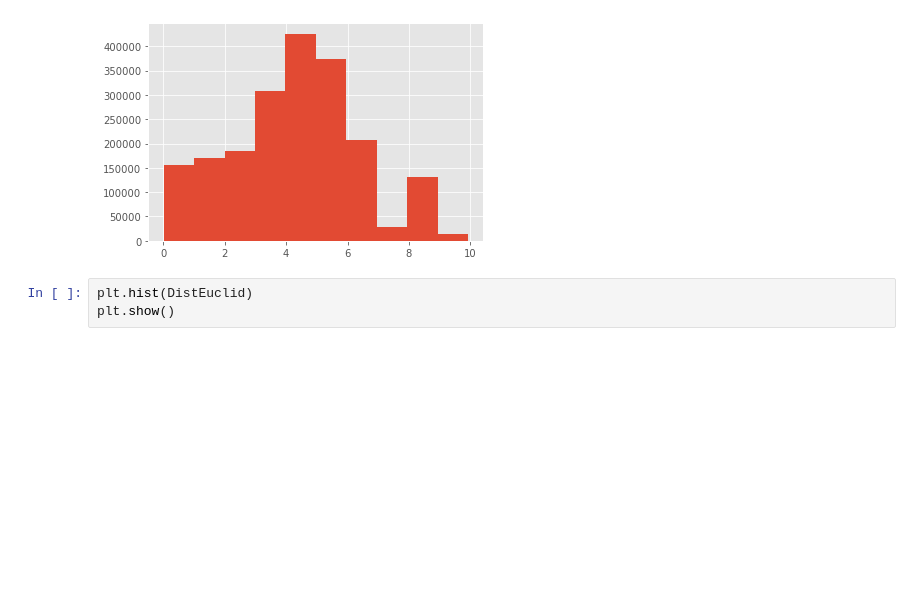
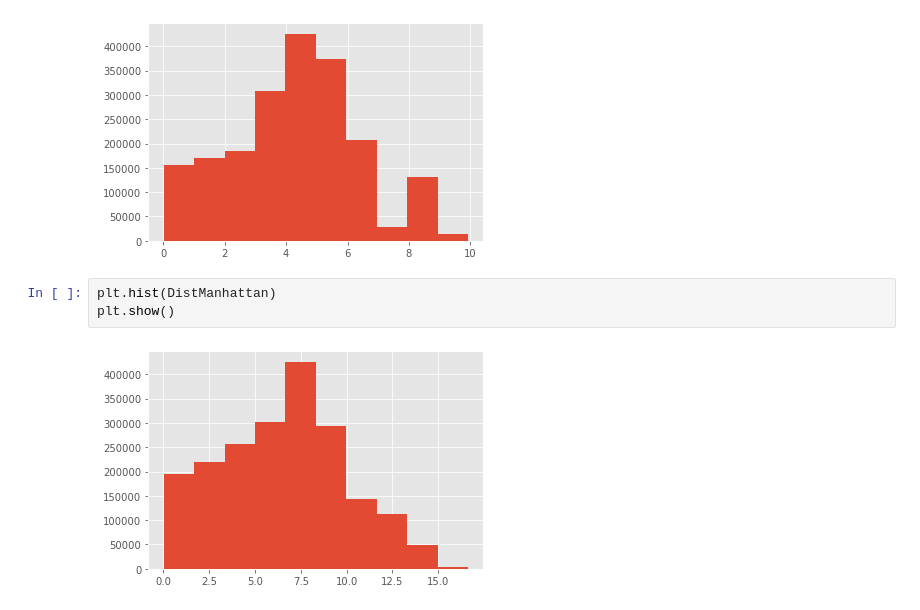
Before and after one commit to ixc9907/Springboard, a Jupyter notebook: Euclidean_and_Manhattan_Distances_Case_Study/Euclidean_and_Manhattan_Distances_Case_Study.ipynb, the cells around one changed output. Saved outputs shown, nothing was run; the diff lists cells and outputs as text; blank space fills up the shorter version.

```diff
--- a/Euclidean_and_Manhattan_Distances_Case_Study/Euclidean_and_Manhattan_Distances_Case_Study.ipynb
+++ b/Euclidean_and_Manhattan_Distances_Case_Study/Euclidean_and_Manhattan_Distances_Case_Study.ipynb
@@ -82,5 +82,7 @@ plt.show()
 # %% [output]
 [figure]
 # %%
-plt.hist(DistEuclid)
+plt.hist(DistManhattan)
 plt.show()
+# %% [output]
+[figure, added]
```
Also changed, not shown: 4 other files.
